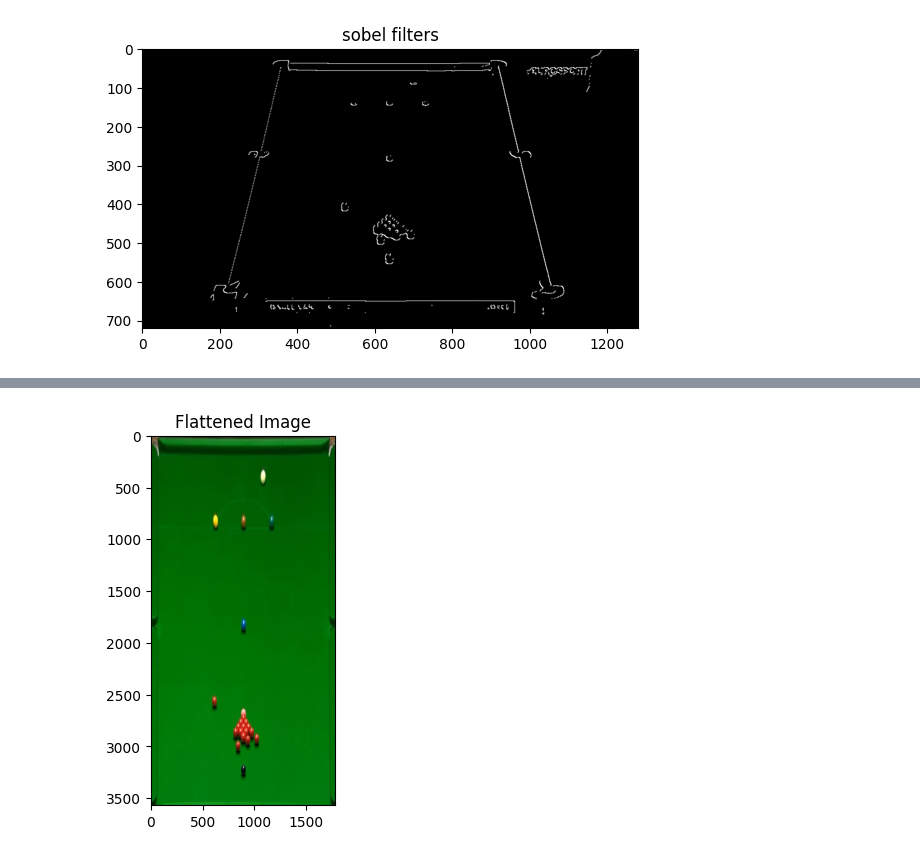
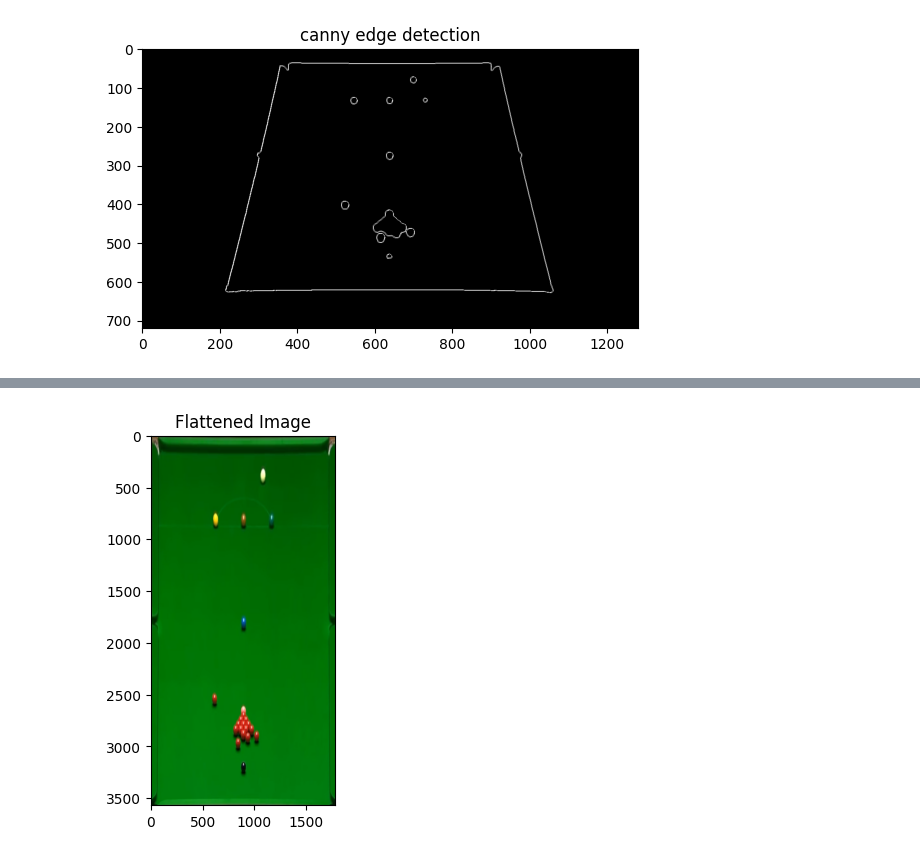
Before and after one commit to SamuelCorecco/Computer_Vision_Project, a Jupyter notebook: Task2.ipynb, the cells around one changed output, grey strips where cells are left out. Saved outputs shown, nothing was run; the diff lists cells and outputs as text; code cells hidden in the pictures.

```diff
--- a/Task2.ipynb
+++ b/Task2.ipynb
@@ -81,44 +80,26 @@ from scipy.ndimage import gaussian_filter, convolve
 
 ## ####################################
 ## ########## SOBEL FILTERS ###########
-## ########## HOUGH LINES  ############
 ## ####################################
 
 def sobel_filters(img):
-    Kx = np.array([[-1, 0, 1], [-2, 0, 2], [-1, 0, 1]], dtype=np.float32)
-    Ky = np.array([[1, 2, 1], [0, 0, 0], [-1, -2, -1]], dtype=np.float32)
+    # filters: Sobel operator
+    Kx = np.array([[-1, 0, 1], [-2, 0, 2], [-1, 0, 1]], np.float32)
+    Ky = np.array([[1, 2, 1], [0, 0, 0], [-1, -2, -1]], np.float32)
 
+    # convolution
     Ix = convolve(img, Kx)
     Iy = convolve(img, Ky)
 
-    G = np.hypot(Ix, Iy)
-    G = np.clip(G / G.max() * 255, 0, 255)
-    theta = np.arctan2(Iy, Ix)
-
-    return G, theta
-
-G , theta = sobel_filters(image_2)
-# plot the results
-plt.imshow(G, cmap='gray')
-plt.title('sobel filters')
-plt.show()
-
-
-# Definizione dei filtri di Sobel per calcolare i gradienti
-def sobel_filters(img):
-    Kx = np.array([[-1, 0, 1], [-2, 0, 2], [-1, 0, 1]], np.float32)
-    Ky = np.array([[1, 2, 1], [0, 0, 0], [-1, -2, -1]], np.float32)
-
-    Ix = convolve(img, Kx)
-    Iy = convolve(img, Ky)
-
+    # gradient magnitude
     G = np.hypot(Ix, Iy)
     G = G / G.max() * 255
     theta = np.arctan2(Iy, Ix)
 
     return G, theta
 
-# Soppressione dei non massimi
+# this function is used to remove the non maximum pixels
+# we check along the gradient direction if the pixel is a local maximum or not
 def non_max_suppression(img, D):
     M, N = img.shape
     Z = np.zeros((M, N), dtype=np.int32)
@@ -127,34 +108,21 @@ def non_max_suppression(img, D):
 
     for i in range(1, M-1):
         for j in range(1, N-1):
-            q = 255
-            r = 255
+            if (0 <= angle[i, j] < 22.5) or (157.5 <= angle[i, j] <= 180):
+                neighbors = [img[i, j-1], img[i, j+1]]
+            elif (22.5 <= angle[i, j] < 67.5):
+                neighbors = [img[i-1, j+1], img[i+1, j-1]]
+            elif (67.5 <= angle[i, j] < 112.5):
+                neighbors = [img[i-1, j], img[i+1, j]]
+            elif (112.5 <= angle[i, j] < 157.5):
+                neighbors = [img[i-1, j-1], img[i+1, j+1]]
 
-            #angle 0
-            if (0 <= angle[i,j] < 22.5) or (157.5 <= angle[i,j] <= 180):
-                q = img[i, j+1]
-                r = img[i, j-1]
-            #angle 45
-            elif (22.5 <= angle[i,j] < 67.5):
-                q = img[i+1, j-1]
-                r = img[i-1, j+1]
-            #angle 90
-            elif (67.5 <= angle[i,j] < 112.5):
-                q = img[i+1, j]
-                r = img[i-1, j]
-            #angle 135
-            elif (112.5 <= angle[i,j] < 157.5):
-                q = img[i-1, j-1]
-                r = img[i+1, j+1]
-
-            if (img[i,j] >= q) and (img[i,j] >= r):
-                Z[i,j] = img[i,j]
-            else:
-                Z[i,j] = 0
-
+            if img[i, j] >= max(neighbors):
+                Z[i, j] = img[i, j]
     return Z
 
-# Thresholding con isteresi
+# using the threshold we can find the weak and strong pixels
+
 def threshold(img, lowThresholdRatio=0.05, highThresholdRatio=0.09):
     highThreshold = img.max() * highThresholdRatio
     lowThreshold = highThreshold * lowThresholdRatio
@@ -165,49 +133,42 @@ def threshold(img, lowThresholdRatio=0.05, highThresholdRatio=0.09):
     weak = np.int32(25)
     strong = np.int32(255)
 
     strong_i, strong_j = np.where(img >= highThreshold)
-    zeros_i, zeros_j = np.where(img < lowThreshold)
-
     weak_i, weak_j = np.where((img >= lowThreshold) & (img < highThreshold))
-
     res[strong_i, strong_j] = strong
     res[weak_i, weak_j] = weak
 
     return res, weak, strong
 
-# Connettività degli edge deboli con quelli forti
+#v consolidate weak edges that are connected to strong edges
+# weak pixel is adjacent to a strong pixel and, if so, promotes it to strong; otherwise, it eliminates it
 def hysteresis(img, weak, strong=255):
     M, N = img.shape
     for i in range(1, M-1):
         for j in range(1, N-1):
             if img[i,j] == weak:
-                if ((img[i+1, j-1] == strong) or (img[i+1, j] == strong) or (img[i+1, j+1] == strong) or
-                    (img[i, j-1] == strong) or (img[i, j+1] == strong) or
-                    (img[i-1, j-1] == strong) or (img[i-1, j] == strong) or (img[i-1, j+1] == strong)):
+                # check all 8 neighbors
+                if ((img[i+1, j-1] == strong) or (img[i+1, j] == strong) or
+                    (img[i+1, j+1] == strong) or (img[i, j-1] == strong) or
+                    (img[i, j+1] == strong) or (img[i-1, j-1] == strong) or
+                    (img[i-1, j] == strong) or (img[i-1, j+1] == strong)):
                     img[i, j] = strong
                 else:
                     img[i, j] = 0
     return img
 
 
 def canny_edge_detection(img, lowThresholdRatio=0.05, highThresholdRatio=0.09):
-    # Step 1: Apply Sobel filters to get the gradients and their directions
     G, theta = sobel_filters(img)
+    Z = non_max_suppression(G, theta)
+    res, weak, strong = threshold(Z, lowThresholdRatio, highThresholdRatio)
+    edges = hysteresis(res, weak, strong)
+    return edges
 
-    # Step 2: Apply non-maximum suppression to thin out the edges
-    Z = non_max_suppression(G, theta)
-
-    # Step 3: Apply double threshold to determine potential edges
-    res, weak, strong = threshold(Z, lowThresholdRatio, highThresholdRatio)
-
-    # Step 4: Apply hysteresis to finalize the edge detection by connecting weak edges to strong edges
-    edges = hysteresis(res, weak, strong)
-
-    return edges
 
 edges = canny_edge_detection(image)
 plt.imshow(edges, cmap='gray')
 plt.title('canny edge detection')
 plt.show()
 # %% [output]
-[figure, old version]
+[figure, new version]
```
Also changed, not shown: parts of 15 cells of this notebook.
